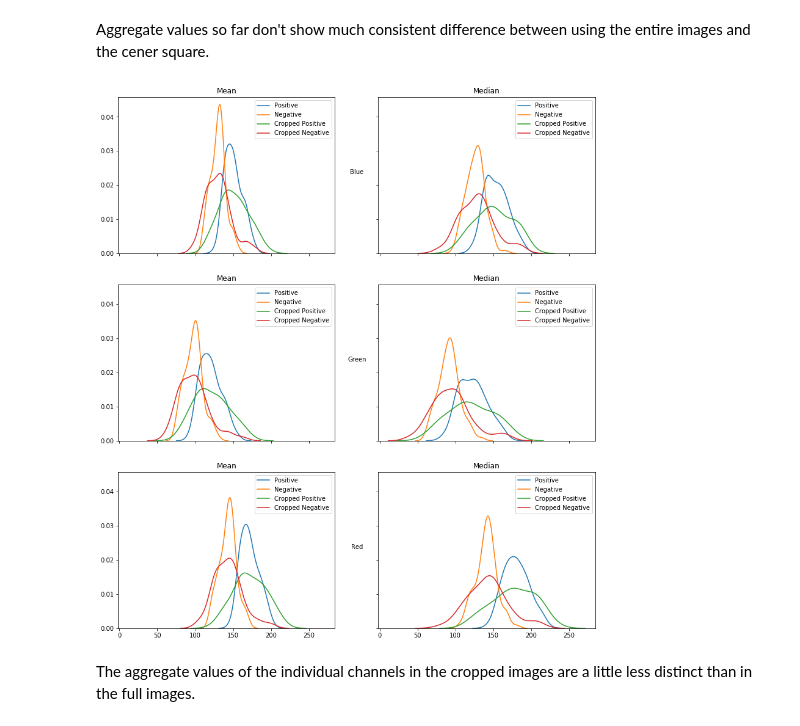
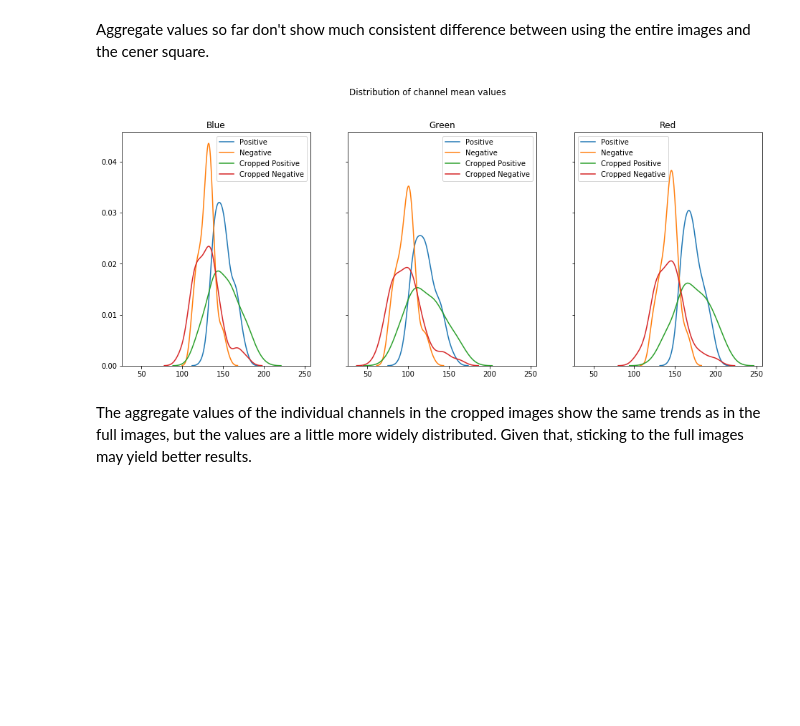
Before and after one commit to morganfry/springboard, a Jupyter notebook: Capstone Project 1/Spr_Cap1_MFRY_Data_Exploration.ipynb, the cells around one changed output. Saved outputs shown, nothing was run; the diff lists cells and outputs as text; code cells hidden in the pictures; blank space fills up the shorter version.

```diff
--- a/Capstone Project 1/Spr_Cap1_MFRY_Data_Exploration.ipynb
+++ b/Capstone Project 1/Spr_Cap1_MFRY_Data_Exploration.ipynb
@@ -288,34 +329,23 @@ rn_c_med=[np.median(np.ravel(a)) for a in rn_c]
 # %%
-fig,axs = plt.subplots(3,2, sharey=True, sharex=True,figsize=(14,16))
+fig,axs = plt.subplots(1,3, sharey=True, sharex=True,figsize=(16,6))
 
-sns.distplot(gp_mean,hist=False,label='Positive',ax=axs[1,0]).set_title('Mean')
-sns.distplot(gn_mean,hist=False,label='Negative',ax=axs[1,0])
-sns.distplot(gp_med,hist=False,label='Positive',ax=axs[1,1]).set_title('Median')
-sns.distplot(gn_med,hist=False,label='Negative',ax=axs[1,1]).set_ylabel("Green",rotation='horizontal',labelpad=35)
-sns.distplot(rp_mean,hist=False,label='Positive',ax=axs[2,0]).set_title('Mean')
-sns.distplot(rn_mean,hist=False,label='Negative',ax=axs[2,0])
-sns.distplot(rp_med,hist=False,label='Positive',ax=axs[2,1]).set_title('Median')
-sns.distplot(rn_med,hist=False,label='Negative',ax=axs[2,1]).set_ylabel("Red",rotation='horizontal',labelpad=35)
-sns.distplot(bp_mean,hist=False,label='Positive',ax=axs[0,0]).set_title('Mean')
-sns.distplot(bn_mean,hist=False,label='Negative',ax=axs[0,0])
-sns.distplot(bp_med,hist=False,label='Positive',ax=axs[0,1]).set_title('Median')
-sns.distplot(bn_med,hist=False,label='Negative',ax=axs[0,1]).set_ylabel("Blue",rotation='horizontal',labelpad=35)
+sns.distplot(bp_mean,hist=False,label='Positive',ax=axs[0]).set_title('Blue')
+sns.distplot(bn_mean,hist=False,label='Negative',ax=axs[0])
+sns.distplot(gp_mean,hist=False,label='Positive',ax=axs[1]).set_title('Green')
+sns.distplot(gn_mean,hist=False,label='Negative',ax=axs[1])
+sns.distplot(rp_mean,hist=False,label='Positive',ax=axs[2]).set_title('Red')
+sns.distplot(rn_mean,hist=False,label='Negative',ax=axs[2])
 
-sns.distplot(gp_c_mean,hist=False,label='Cropped Positive',ax=axs[1,0]).set_title('Mean')
-sns.distplot(gn_c_mean,hist=False,label='Cropped Negative',ax=axs[1,0])
-sns.distplot(gp_c_med,hist=False,label='Cropped Positive',ax=axs[1,1]).set_title('Median')
-sns.distplot(gn_c_med,hist=False,label='Cropped Negative',ax=axs[1,1]).set_ylabel("Green",rotation='horizontal',labelpad=35)
-sns.distplot(rp_c_mean,hist=False,label='Cropped Positive',ax=axs[2,0]).set_title('Mean')
-sns.distplot(rn_c_mean,hist=False,label='Cropped Negative',ax=axs[2,0])
-sns.distplot(rp_c_med,hist=False,label='Cropped Positive',ax=axs[2,1]).set_title('Median')
-sns.distplot(rn_c_med,hist=False,label='Cropped Negative',ax=axs[2,1]).set_ylabel("Red",rotation='horizontal',labelpad=35)
-sns.distplot(bp_c_mean,hist=False,label='Cropped Positive',ax=axs[0,0]).set_title('Mean')
-sns.distplot(bn_c_mean,hist=False,label='Cropped Negative',ax=axs[0,0])
-sns.distplot(bp_c_med,hist=False,label='Cropped Positive',ax=axs[0,1]).set_title('Median')
-sns.distplot(bn_c_med,hist=False,label='Cropped Negative',ax=axs[0,1]).set_ylabel("Blue",rotation='horizontal',labelpad=35)
+sns.distplot(bp_c_mean,hist=False,label='Cropped Positive',ax=axs[0])
+sns.distplot(bn_c_mean,hist=False,label='Cropped Negative',ax=axs[0])
+sns.distplot(gp_c_mean,hist=False,label='Cropped Positive',ax=axs[1])
+sns.distplot(gn_c_mean,hist=False,label='Cropped Negative',ax=axs[1])
+sns.distplot(rp_c_mean,hist=False,label='Cropped Positive',ax=axs[2])
+sns.distplot(rn_c_mean,hist=False,label='Cropped Negative',ax=axs[2])
 
+plt.figtext(.4,1,'Distribution of channel mean values',fontsize='large')
 plt.show()
 # %% [output]
-[figure, old version]
+[figure, new version]
 # %% [markdown]
-The aggregate values of the individual channels in the cropped images are a little less distinct than in the full images.
+The aggregate values of the individual channels in the cropped images show the same trends as in the full images, but the values are a little more widely distributed. Given that, sticking to the full images may yield better results.
```
Also changed, not shown: parts of 26 cells of this notebook.
